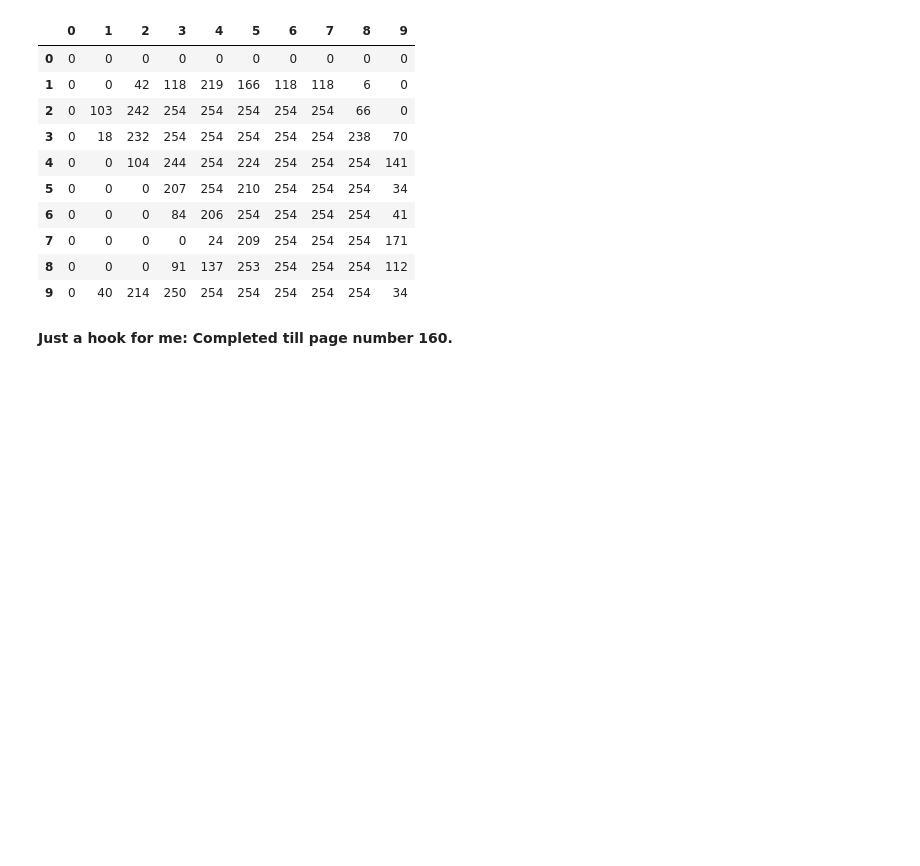
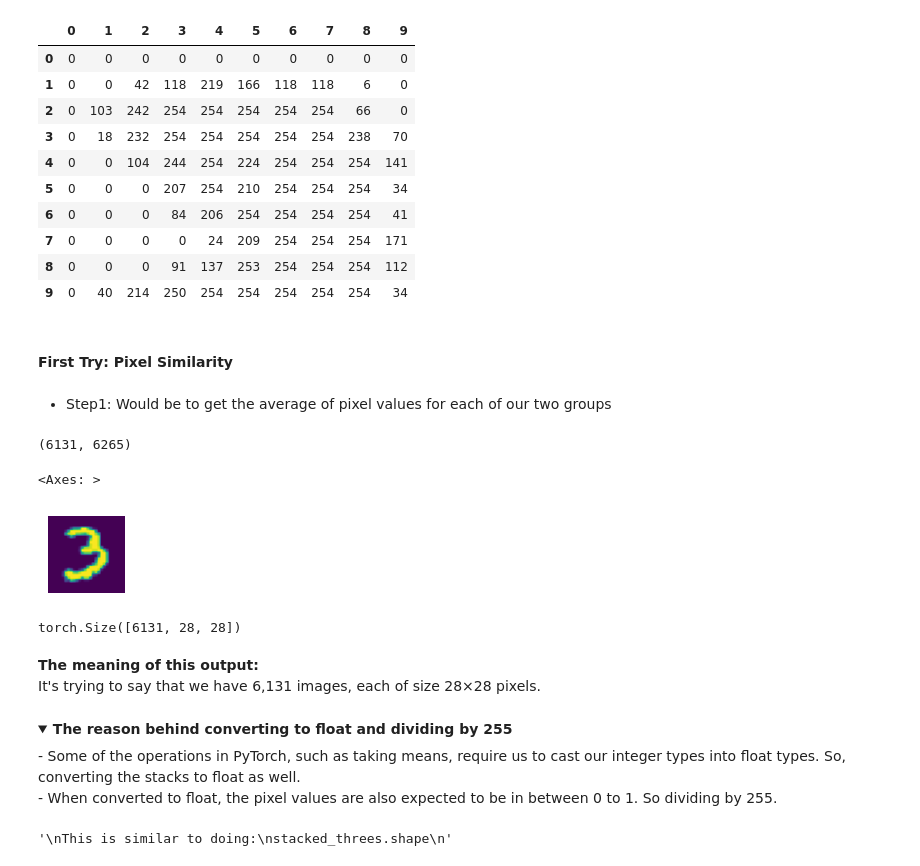
Before and after one commit to Firojpaudel/Machine-Learning-Notes, a Jupyter notebook: Practical Deep Learning For Coders/Chapter_4.ipynb, the cells around one changed output. Cells and saved outputs as stored; diff of their text form; code cells hidden in the pictures; folded sections open; blank space fills up the shorter version.

```diff
--- a/Practical Deep Learning For Coders/Chapter_4.ipynb
+++ b/Practical Deep Learning For Coders/Chapter_4.ipynb
@@ -129,2 +112,49 @@ df.style.set_properties(**{'font-size':'6pt'}).background_gradient('Greys')
-# %% [markdown]
-**Just a hook for me: Completed till page number 160.**
+# %% [markdown]
+#### **First Try:** Pixel Similarity
+# %% [markdown]
+* Step1: Would be to get the average of pixel values for each of our two groups
+# %%
+#@ Creating tensors containg a single image
+seven_tensors = [tensor(Image.open(o)) for o in seven]
+three_tensors = [tensor(Image.open(o)) for o in three]
+
+#@ Checking the lengths of these created tensors
+len(three_tensors), len(seven_tensors)
+# %% [output]
+(6131, 6265)
+# %%
+#! Just checking the tensor:
+show_image(three_tensors[4])
+# %% [output]
+<Axes: >
+[figure, added]
+# %%
+#@ Now stacking
+stacked_sevens = torch.stack(seven_tensors).float()/255
+stacked_threes = torch.stack(three_tensors).float()/255
+
+#@ Checking the Shape
+stacked_threes.shape
+# %% [output]
+torch.Size([6131, 28, 28])
+# %% [markdown]
+**The meaning of this output:**<br>
+It's trying to say that we have 6,131 images, each of size 28×28 pixels.
+# %% [markdown]
+<details>
+  <summary>
+    <b>The reason behind converting to float and dividing by 255</b>
+  </summary>
+- Some of the operations in PyTorch, such as taking means, require us to cast our integer types into float types. So, converting the stacks to float as well.<br>
+- When converted to float, the pixel values are also expected to be in between 0 to 1. So dividing by 255.
+</details>
+# %%
+#@ Gettig the rank of the tensor
+len(stacked_threes.shape)
+
+'''
+This is similar to doing:
+stacked_threes.shape
+'''
+# %% [output]
+'\nThis is similar to doing:\nstacked_threes.shape\n'
```
Also changed, not shown: parts of 12 cells of this notebook.
